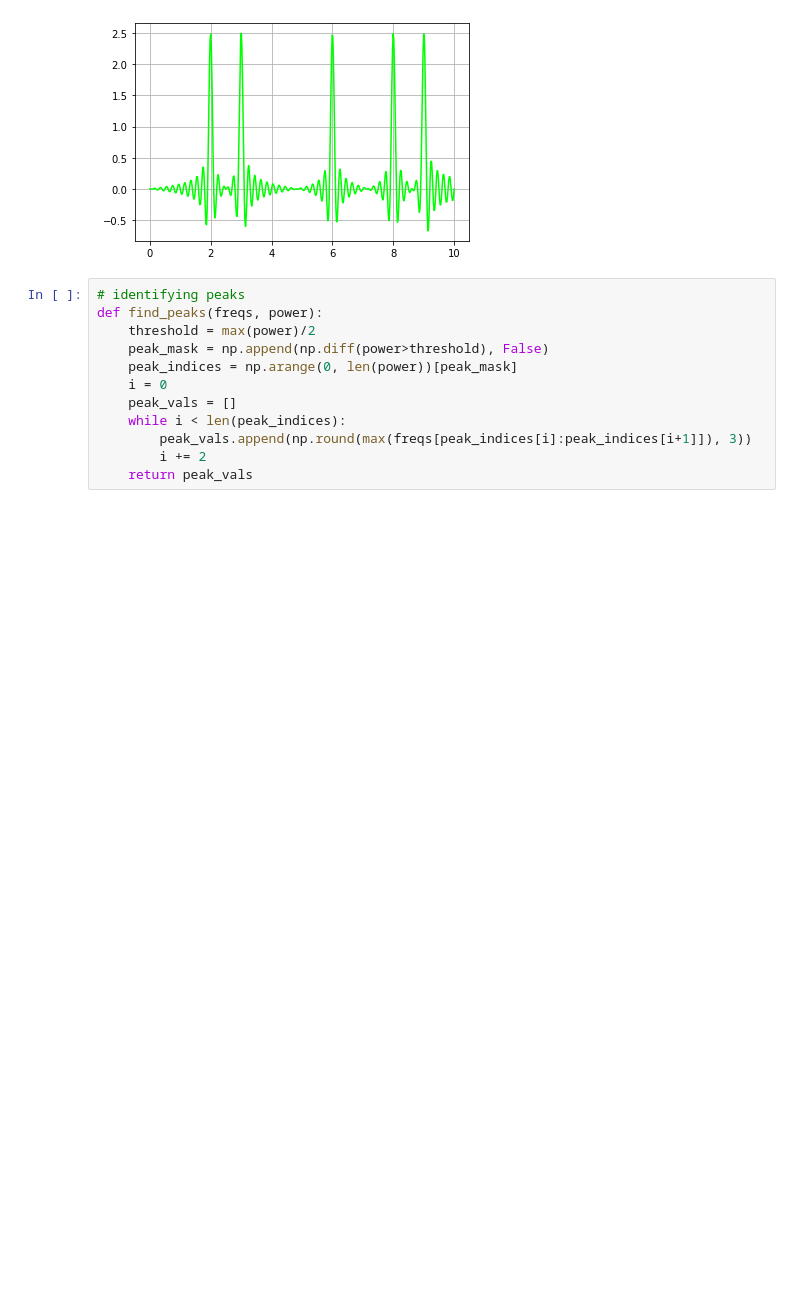
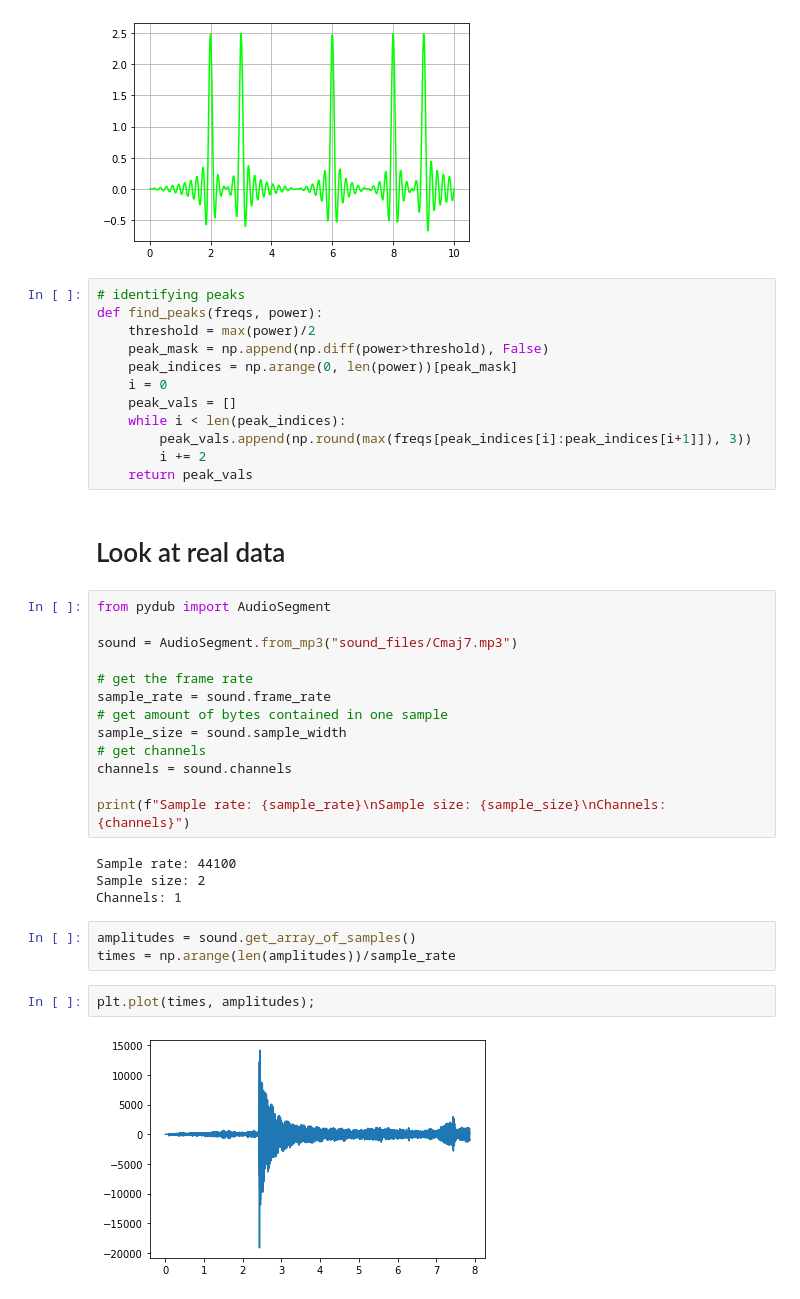
Before and after one commit to SM-Figueroa/fourier_transform, a Jupyter notebook: pipeline_visualization.ipynb, the cells around one changed output. Saved outputs shown, nothing was run; the diff lists cells and outputs as text; blank space fills up the shorter version.

```diff
--- a/pipeline_visualization.ipynb
+++ b/pipeline_visualization.ipynb
@@ -124,3 +125,29 @@ def find_peaks(freqs, power):
         peak_vals.append(np.round(max(freqs[peak_indices[i]:peak_indices[i+1]]), 3))
         i += 2
     return peak_vals
+# %% [markdown]
+# Look at real data
+# %%
+from pydub import AudioSegment
+
+sound = AudioSegment.from_mp3("sound_files/Cmaj7.mp3")
+
+# get the frame rate
+sample_rate = sound.frame_rate
+# get amount of bytes contained in one sample
+sample_size = sound.sample_width
+# get channels
+channels = sound.channels
+
+print(f"Sample rate: {sample_rate}\nSample size: {sample_size}\nChannels: {channels}")
+# %% [output]
+Sample rate: 44100
+Sample size: 2
+Channels: 1
+# %%
+amplitudes = sound.get_array_of_samples()
+times = np.arange(len(amplitudes))/sample_rate
+# %%
+plt.plot(times, amplitudes);
+# %% [output]
+[figure, added]
```
Also changed, not shown: parts of 9 cells of this notebook.
